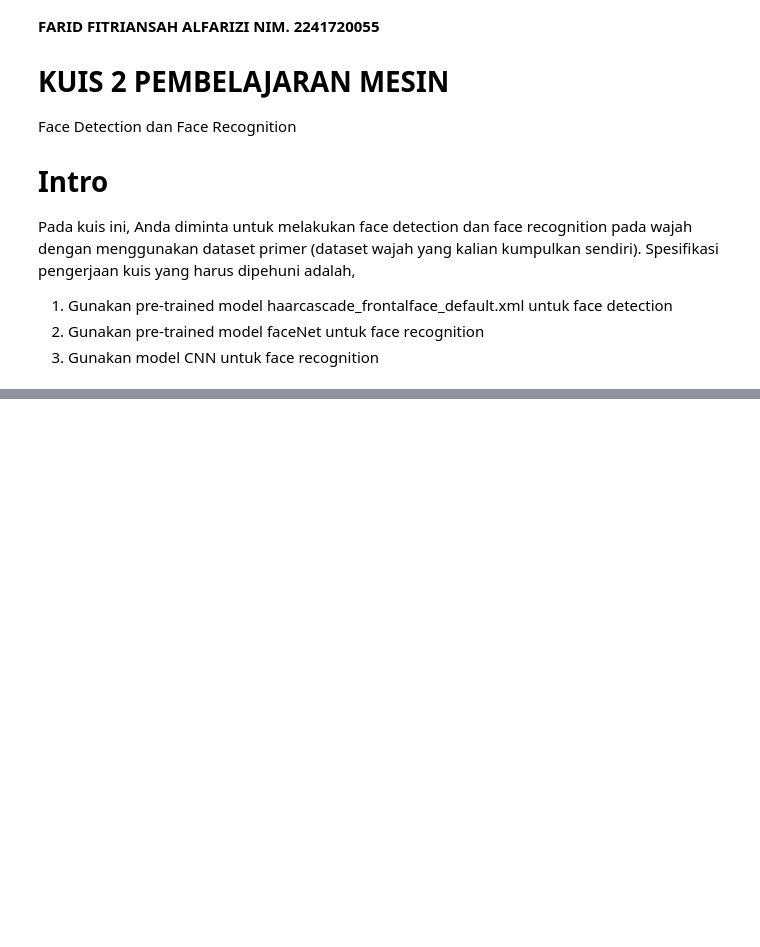
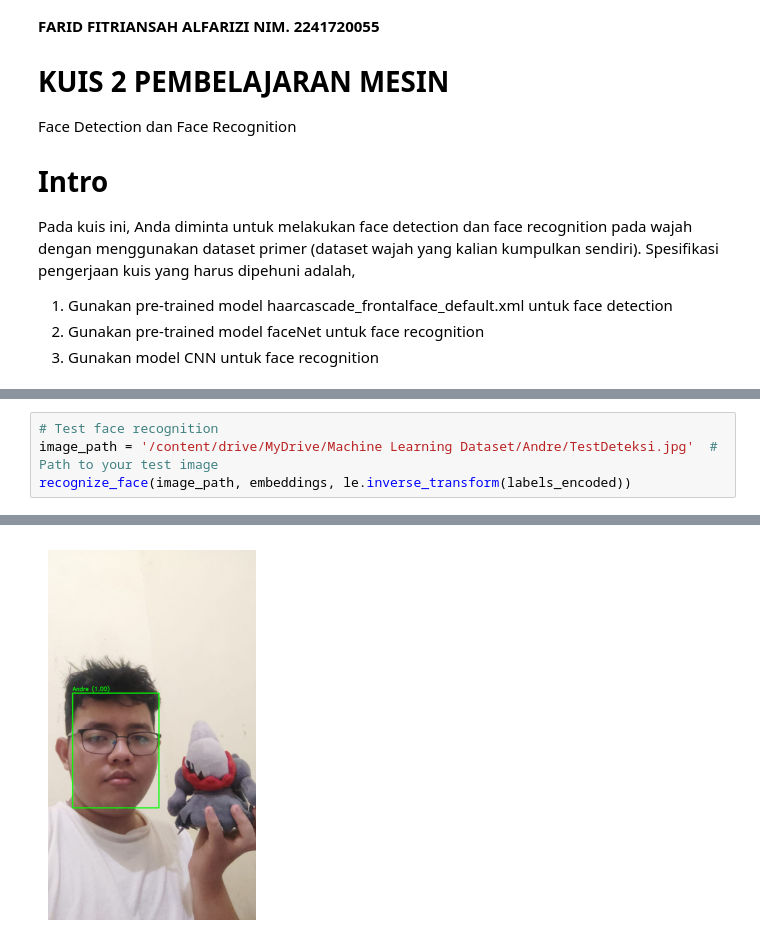
Before and after one commit to Andreagazy/Machine-Learning-2024, a Jupyter notebook: Kuis2_ML_Kelompok5.ipynb, the cells around one changed output, grey strips where cells are left out. Drawn from its saved outputs; the diff is of its cells as text; blank space fills up the shorter version.

```diff
--- a/Kuis2_ML_Kelompok5.ipynb
+++ b/Kuis2_ML_Kelompok5.ipynb
@@ -296,0 +225,5 @@ File diunggah: TestDeteksi (1).jpg
+# %%
+# Test face recognition
+image_path = '/content/drive/MyDrive/Machine Learning Dataset/Andre/TestDeteksi.jpg'  # Path to your test image
+recognize_face(image_path, embeddings, le.inverse_transform(labels_encoded))
+# %% [output]
@@ -296,0 +232 @@ File diunggah: TestDeteksi (1).jpg
+[figure, added]
```
Also changed, not shown: parts of 16 cells of this notebook.
